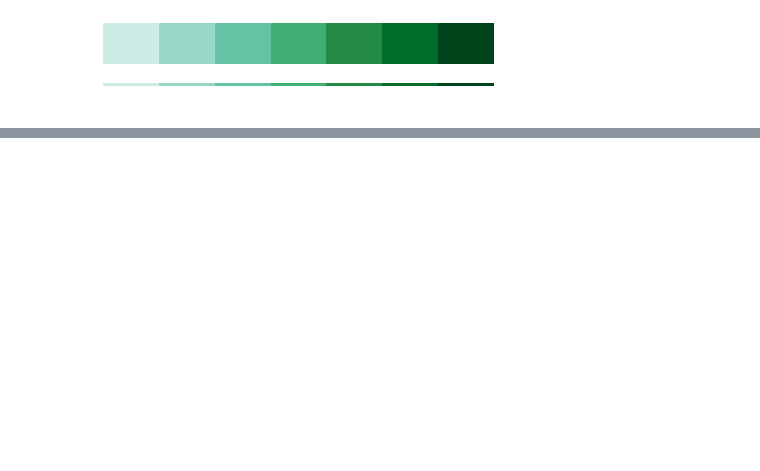
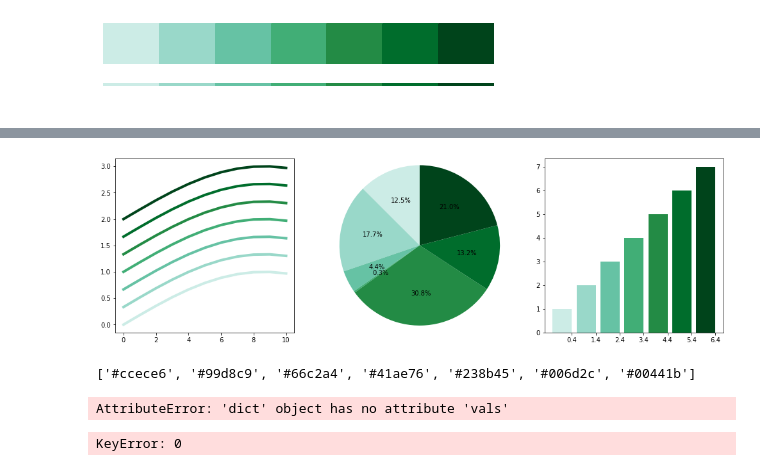
Before and after one commit to pyscal/pychromatic, a Jupyter notebook: color_mixer.ipynb, the cells around one changed output, grey strips where cells are left out. Cells and saved outputs as stored; diff of their text form; code cells hidden in the pictures; blank space fills up the shorter version.

```diff
--- a/color_mixer.ipynb
+++ b/color_mixer.ipynb
@@ -122,0 +133,20 @@ plot_colors(y3)
+# %%
+def plot_colors(colors):
+    fig, axs = plt.subplots(1, 3, figsize=(17, 5))
+    for count, color in enumerate(colors):
+            x = np.arange(11)
+            y = np.sin(x/(1.75*np.pi))
+            axs[0].plot(x, y+count/3., color=color, label="%s"%color, linewidth=4)
+    axs[1].pie((np.random.dirichlet(np.ones(len(colors)),size=1)*100)[0], colors=colors, autopct='%1.1f%%', startangle=90)
+    axs[1].axis('equal')
+    axs[2].bar(np.arange(len(colors)), np.arange(len(colors))+1,color=colors,linewidth=0)
+    axs[2].set_xticks(np.arange(len(colors))+0.4)
+    plt.show()
+# %%
+plot_colors(colors)
+# %% [output]
+[figure, added]
+# %%
+colors
+# %% [output]
+['#ccece6', '#99d8c9', '#66c2a4', '#41ae76', '#238b45', '#006d2c', '#00441b']
@@ -122,0 +160,9 @@ plot_colors(y3)
+# %%
+t = set3()
+plot_colors(t.get_colors())
+# %% [output]
+AttributeError: 'dict' object has no attribute 'vals'
+# %%
+t.colors[0]
+# %% [output]
+KeyError: 0
```
Also changed, not shown: parts of 6 cells of this notebook, 1 other file.
